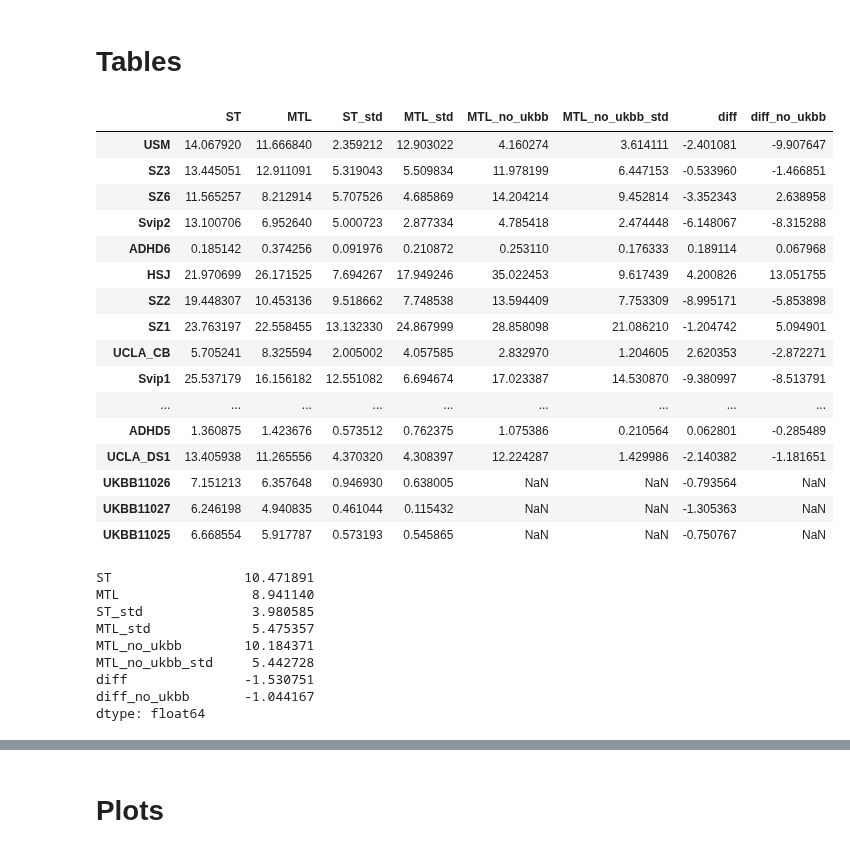
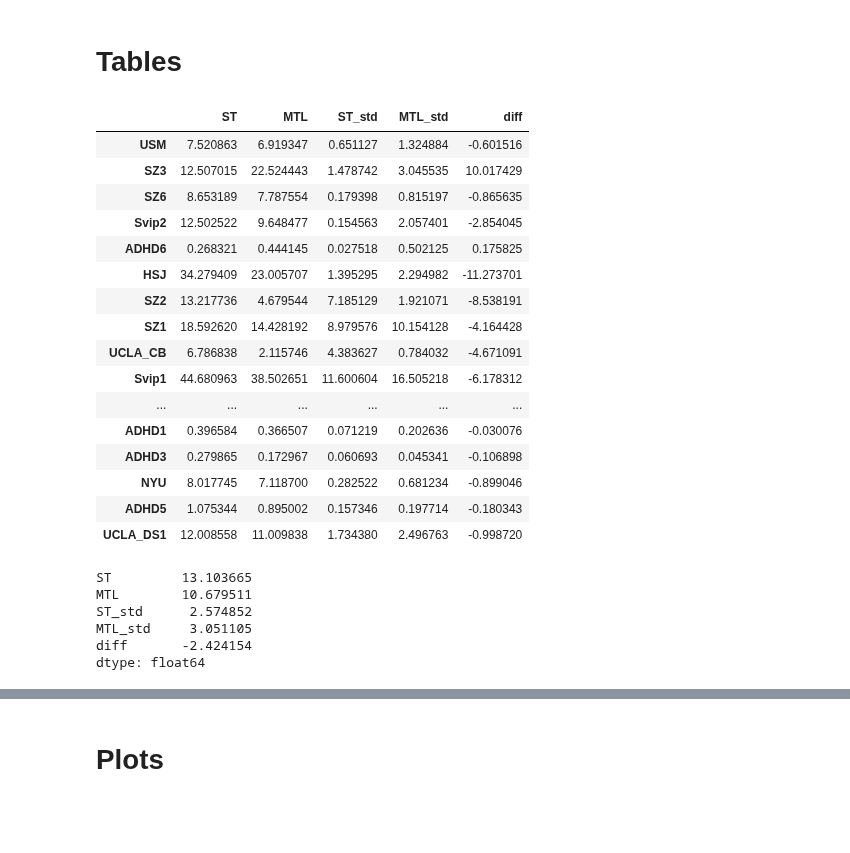
Before and after one commit to harveyaa/neuropsych_mtl, a Jupyter notebook: MTL/MTL_age_loss_plots.ipynb, the cells around one changed output, grey strips where cells are left out. Drawn from its saved outputs; the diff is of its cells as text; code cells hidden in the pictures; blank space fills up the shorter version.

```diff
--- a/MTL/MTL_age_loss_plots.ipynb
+++ b/MTL/MTL_age_loss_plots.ipynb
@@ -31,16 +31,16 @@ sites = ['USM', # why this missing?
         'SZ1',
         'UCLA_CB',
         'Svip1',
+        'UKBB11026',
+        'UKBB11027',
+        'UKBB11025',
         'ADHD1',
         'ADHD3',
         'NYU',
         'ADHD5',
-        'UCLA_DS1',
-        'UKBB11026',
-        'UKBB11027',
-        'UKBB11025']
+        'UCLA_DS1']
 
-p_age = './results/age/'
+p_age = './results_paper/age/'
 # %%
 nsite = {'ABIDEII-BNI_1': 6,
  'ABIDEII-ETH_1': 23,
@@ -116,13 +116,6 @@ for fold in range(5):
     p_parent = os.path.join(p_age, f"all/fold_{fold}")
     file = [f for f in os.listdir(p_parent) if f[-4:]=='.csv'][0]
     mtl_data.append(pd.read_csv(os.path.join(p_parent,file),index_col=0,header=[0,1]))
-# %%
-# Multi-task no UKBB
-mtl_data_no_ukbb = []
-for fold in range(5):
-    p_parent = os.path.join(p_age, f"all_no_ukbb/fold_{fold}")
-    file = [f for f in os.listdir(p_parent) if f[-4:]=='.csv'][0]
-    mtl_data_no_ukbb.append(pd.read_csv(os.path.join(p_parent,file),index_col=0,header=[0,1]))
 # %% [markdown]
 # Get Loss
 # %%
@@ -159,38 +142,34 @@ mtl_loss_no_ukbb = pd.concat(mtl_loss_no_ukbb,axis=1).mean(axis=1)
 # %% [markdown]
 # Tables
 # %%
-df = pd.concat([st_loss,mtl_loss,st_loss_std,mtl_loss_std,mtl_loss_no_ukbb,mtl_loss_no_ukbb_std],axis=1)
-df.columns = ['ST','MTL','ST_std','MTL_std','MTL_no_ukbb','MTL_no_ukbb_std']
+df = pd.concat([st_loss,mtl_loss,st_loss_std,mtl_loss_std],axis=1)
+df.columns = ['ST','MTL','ST_std','MTL_std']
 df['diff'] = df['MTL'] - df['ST']
-df['diff_no_ukbb'] = df['MTL_no_ukbb'] - df['ST']
 df
 # %% [output]
-|  | ST | MTL | ST_std | MTL_std | MTL_no_ukbb | MTL_no_ukbb_std | diff | diff_no_ukbb |
-| USM | 14.067920 | 11.666840 | 2.359212 | 12.903022 | 4.160274 | 3.614111 | -2.401081 | -9.907647 |
-| SZ3 | 13.445051 | 12.911091 | 5.319043 | 5.509834 | 11.978199 | 6.447153 | -0.533960 | -1.466851 |
-| SZ6 | 11.565257 | 8.212914 | 5.707526 | 4.685869 | 14.204214 | 9.452814 | -3.352343 | 2.638958 |
-| Svip2 | 13.100706 | 6.952640 | 5.000723 | 2.877334 | 4.785418 | 2.474448 | -6.148067 | -8.315288 |
-| ADHD6 | 0.185142 | 0.374256 | 0.091976 | 0.210872 | 0.253110 | 0.176333 | 0.189114 | 0.067968 |
-| HSJ | 21.970699 | 26.171525 | 7.694267 | 17.949246 | 35.022453 | 9.617439 | 4.200826 | 13.051755 |
-| SZ2 | 19.448307 | 10.453136 | 9.518662 | 7.748538 | 13.594409 | 7.753309 | -8.995171 | -5.853898 |
-| SZ1 | 23.763197 | 22.558455 | 13.132330 | 24.867999 | 28.858098 | 21.086210 | -1.204742 | 5.094901 |
-| UCLA_CB | 5.705241 | 8.325594 | 2.005002 | 4.057585 | 2.832970 | 1.204605 | 2.620353 | -2.872271 |
-| Svip1 | 25.537179 | 16.156182 | 12.551082 | 6.694674 | 17.023387 | 14.530870 | -9.380997 | -8.513791 |
-| ... | ... | ... | ... | ... | ... | ... | ... | ... |
-| ADHD5 | 1.360875 | 1.423676 | 0.573512 | 0.762375 | 1.075386 | 0.210564 | 0.062801 | -0.285489 |
-| UCLA_DS1 | 13.405938 | 11.265556 | 4.370320 | 4.308397 | 12.224287 | 1.429986 | -2.140382 | -1.181651 |
-| UKBB11026 | 7.151213 | 6.357648 | 0.946930 | 0.638005 | NaN | NaN | -0.793564 | NaN |
-| UKBB11027 | 6.246198 | 4.940835 | 0.461044 | 0.115432 | NaN | NaN | -1.305363 | NaN |
-| UKBB11025 | 6.668554 | 5.917787 | 0.573193 | 0.545865 | NaN | NaN | -0.750767 | NaN |
+|  | ST | MTL | ST_std | MTL_std | diff |
+| USM | 7.520863 | 6.919347 | 0.651127 | 1.324884 | -0.601516 |
+| SZ3 | 12.507015 | 22.524443 | 1.478742 | 3.045535 | 10.017429 |
+| SZ6 | 8.653189 | 7.787554 | 0.179398 | 0.815197 | -0.865635 |
+| Svip2 | 12.502522 | 9.648477 | 0.154563 | 2.057401 | -2.854045 |
+| ADHD6 | 0.268321 | 0.444145 | 0.027518 | 0.502125 | 0.175825 |
+| HSJ | 34.279409 | 23.005707 | 1.395295 | 2.294982 | -11.273701 |
+| SZ2 | 13.217736 | 4.679544 | 7.185129 | 1.921071 | -8.538191 |
+| SZ1 | 18.592620 | 14.428192 | 8.979576 | 10.154128 | -4.164428 |
+| UCLA_CB | 6.786838 | 2.115746 | 4.383627 | 0.784032 | -4.671091 |
+| Svip1 | 44.680963 | 38.502651 | 11.600604 | 16.505218 | -6.178312 |
+| ... | ... | ... | ... | ... | ... |
+| ADHD1 | 0.396584 | 0.366507 | 0.071219 | 0.202636 | -0.030076 |
+| ADHD3 | 0.279865 | 0.172967 | 0.060693 | 0.045341 | -0.106898 |
+| NYU | 8.017745 | 7.118700 | 0.282522 | 0.681234 | -0.899046 |
+| ADHD5 | 1.075344 | 0.895002 | 0.157346 | 0.197714 | -0.180343 |
+| UCLA_DS1 | 12.008558 | 11.009838 | 1.734380 | 2.496763 | -0.998720 |
 # %%
 df.mean()
 # %% [output]
-ST                 10.471891
-MTL                 8.941140
-ST_std              3.980585
-MTL_std             5.475357
-MTL_no_ukbb        10.184371
-MTL_no_ukbb_std     5.442728
-diff               -1.530751
-diff_no_ukbb       -1.044167
+ST         13.103665
+MTL        10.679511
+ST_std      2.574852
+MTL_std     3.051105
+diff       -2.424154
 dtype: float64
```
Also changed, not shown: parts of 7 cells of this notebook, 3 other files.
